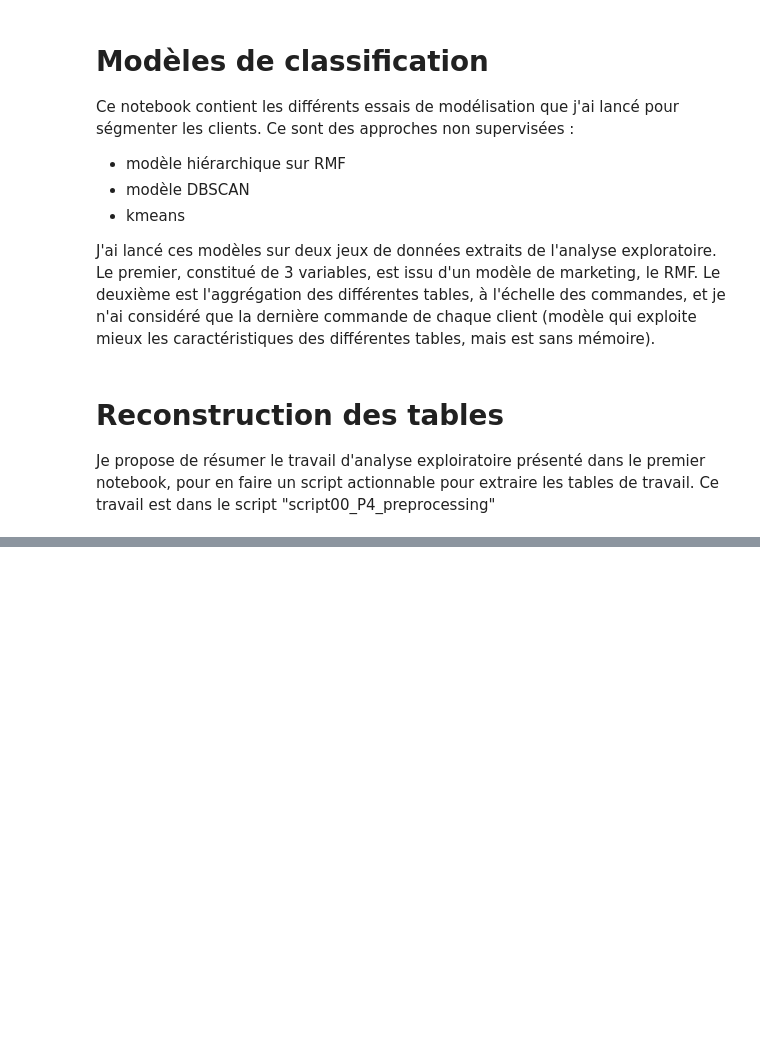
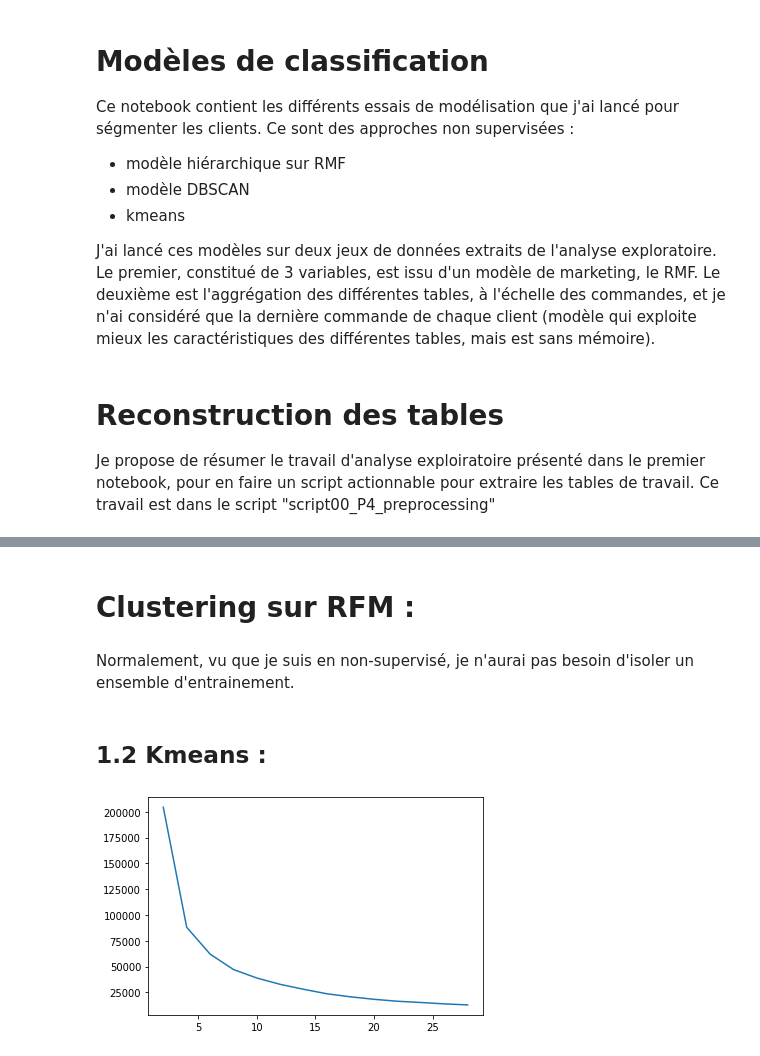
Before and after one commit to ClaireGayral/formation_openclassroom, a Jupyter notebook: P4_gayral_claire/essais.ipynb, the cells around one changed output, grey strips where cells are left out. Saved outputs shown, nothing was run; the diff lists cells and outputs as text; code cells hidden in the pictures; blank space fills up the shorter version.

```diff
--- a/P4_gayral_claire/essais.ipynb
+++ b/P4_gayral_claire/essais.ipynb
@@ -513,0 +57,2 @@ my_customers.dtypes
+# %% [markdown]
+# Clustering sur RFM :
@@ -513,0 +79,36 @@ my_customers.dtypes
+# %% [markdown]
+Normalement, vu que je suis en non-supervisé, je n'aurai pas besoin d'isoler un ensemble d'entrainement.
+# %%
+# ## split data :
+# X_train, X_test = model_selection.train_test_split(rfm_df)
+
+# ## Standardize :
+# my_std = preprocessing.StandardScaler()
+# my_std.fit(X_train)
+# X_train_std = pd.DataFrame(my_std.transform(X_train),
+#                              index= X_train.index, columns=X_train.columns)
+# X_test_std = pd.DataFrame(my_std.transform(X_test),
+#                              index= X_test.index, columns=X_test.columns)
+
+X_train = rfm_df
+## Standardize :
+my_std = preprocessing.StandardScaler()
+my_std.fit(X_train)
+X_train_std = pd.DataFrame(my_std.transform(X_train),
+                             index= X_train.index, columns=X_train.columns)
+# %% [markdown]
+## 1.2 Kmeans :
+# %%
+list_n_clusters = np.arange(2,30,2)
+# Elbow-Method/SSD
+ssd = []
+for num_clusters in list_n_clusters:
+    kmeans = KMeans(n_clusters=num_clusters, max_iter=100)
+    kmeans.fit(X_train_std)
+    ssd.append(kmeans.inertia_)
+
+# plot the SSDs for each n_clusters
+plt.plot(list_n_clusters,ssd)
+plt.show()
+# %% [output]
+[figure, added]
```
Also changed, not shown: parts of 19 cells of this notebook, 3 other files.
